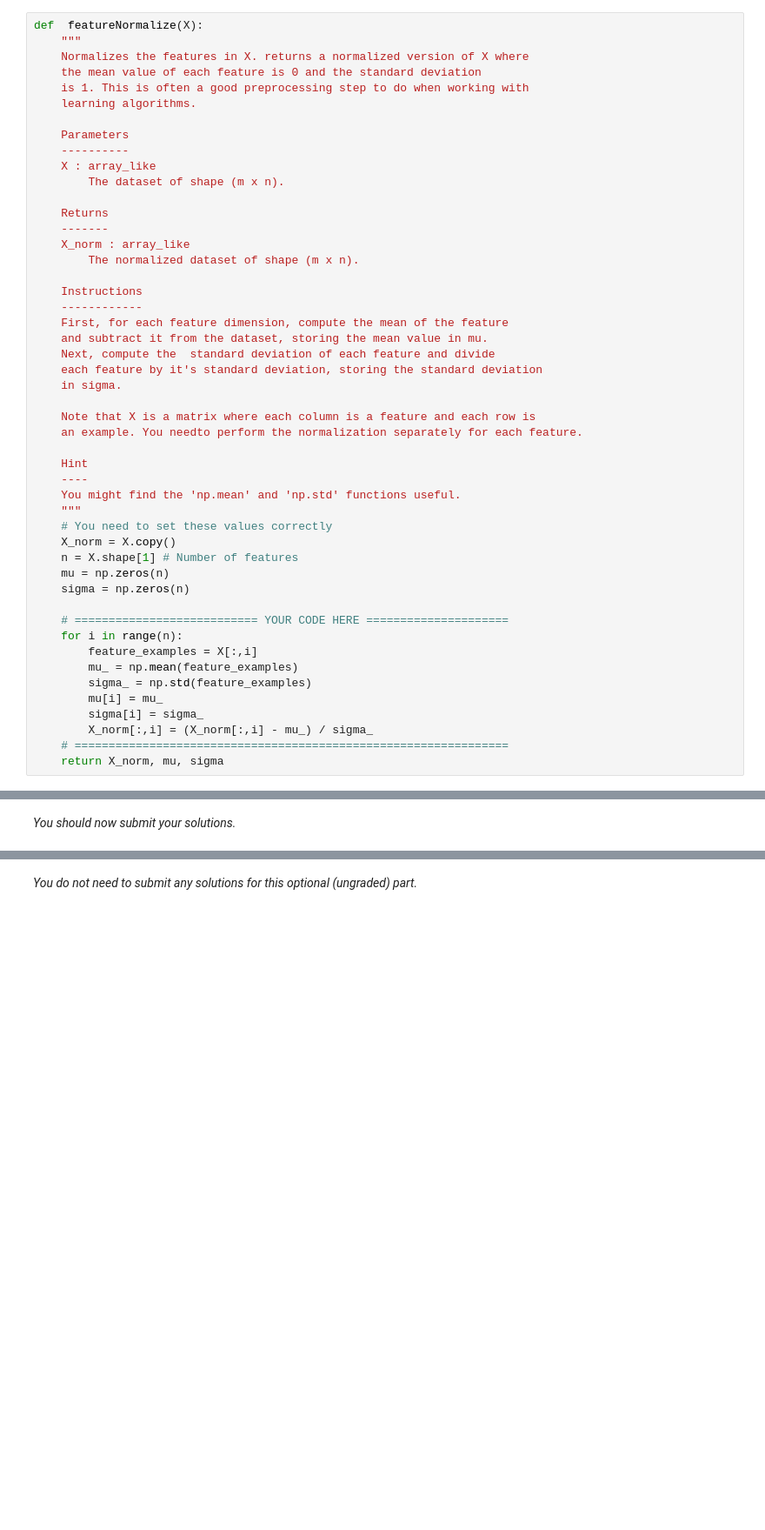
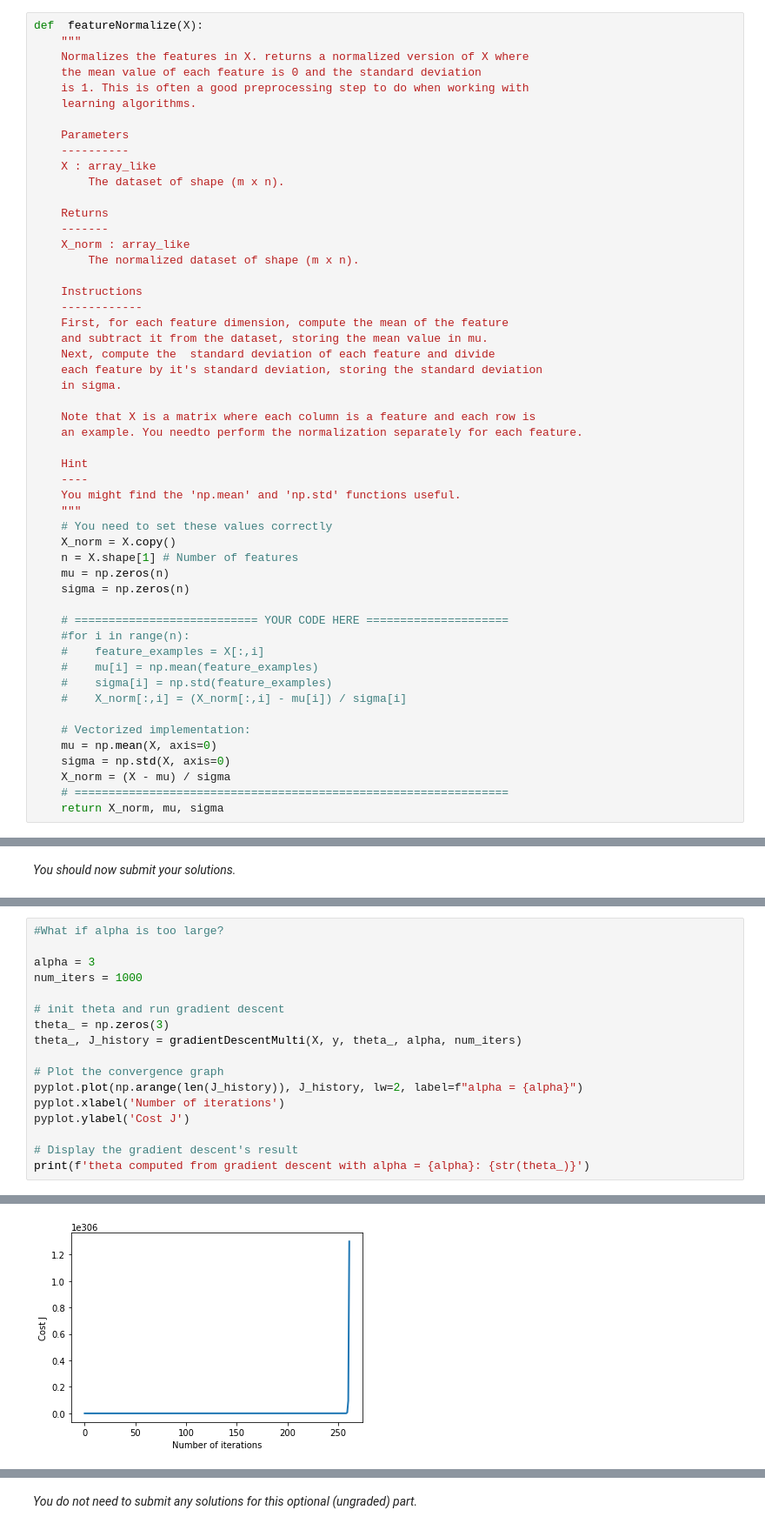
Before and after one commit to gonanc13/ml-coursera-python-assignments, a Jupyter notebook: Exercise1/exercise1.ipynb, the cells around one changed output, grey strips where cells are left out. Shown at 87% size. Cells and saved outputs as stored; diff of their text form; blank space fills up the shorter version.

```diff
--- a/Exercise1/exercise1.ipynb
+++ b/Exercise1/exercise1.ipynb
@@ -663,13 +674,16 @@ def  featureNormalize(X):
     sigma = np.zeros(n)
 
     # =========================== YOUR CODE HERE =====================
-    for i in range(n):
-        feature_examples = X[:,i]
-        mu_ = np.mean(feature_examples)
-        sigma_ = np.std(feature_examples)
-        mu[i] = mu_
-        sigma[i] = sigma_
-        X_norm[:,i] = (X_norm[:,i] - mu_) / sigma_
+    #for i in range(n):
+    #    feature_examples = X[:,i]
+    #    mu[i] = np.mean(feature_examples)
+    #    sigma[i] = np.std(feature_examples)
+    #    X_norm[:,i] = (X_norm[:,i] - mu[i]) / sigma[i]
+
+    # Vectorized implementation:
+    mu = np.mean(X, axis=0)
+    sigma = np.std(X, axis=0)
+    X_norm = (X - mu) / sigma
     # ================================================================
     return X_norm, mu, sigma
 # %% [markdown]
@@ -921,0 +968,18 @@ print('Predicted price of a 1650 sq-ft, 3 br house (using gradient descent): ${:
+# %%
+#What if alpha is too large?
+
+alpha = 3
+num_iters = 1000
+
+# init theta and run gradient descent
+theta_ = np.zeros(3)
+theta_, J_history = gradientDescentMulti(X, y, theta_, alpha, num_iters)
+
+# Plot the convergence graph
+pyplot.plot(np.arange(len(J_history)), J_history, lw=2, label=f"alpha = {alpha}")
+pyplot.xlabel('Number of iterations')
+pyplot.ylabel('Cost J')
+
+# Display the gradient descent's result
+print(f'theta computed from gradient descent with alpha = {alpha}: {str(theta_)}')
+# %% [output]
@@ -921,0 +987 @@ print('Predicted price of a 1650 sq-ft, 3 br house (using gradient descent): ${:
+[figure, added]
```
Also changed, not shown: parts of 18 cells of this notebook.
